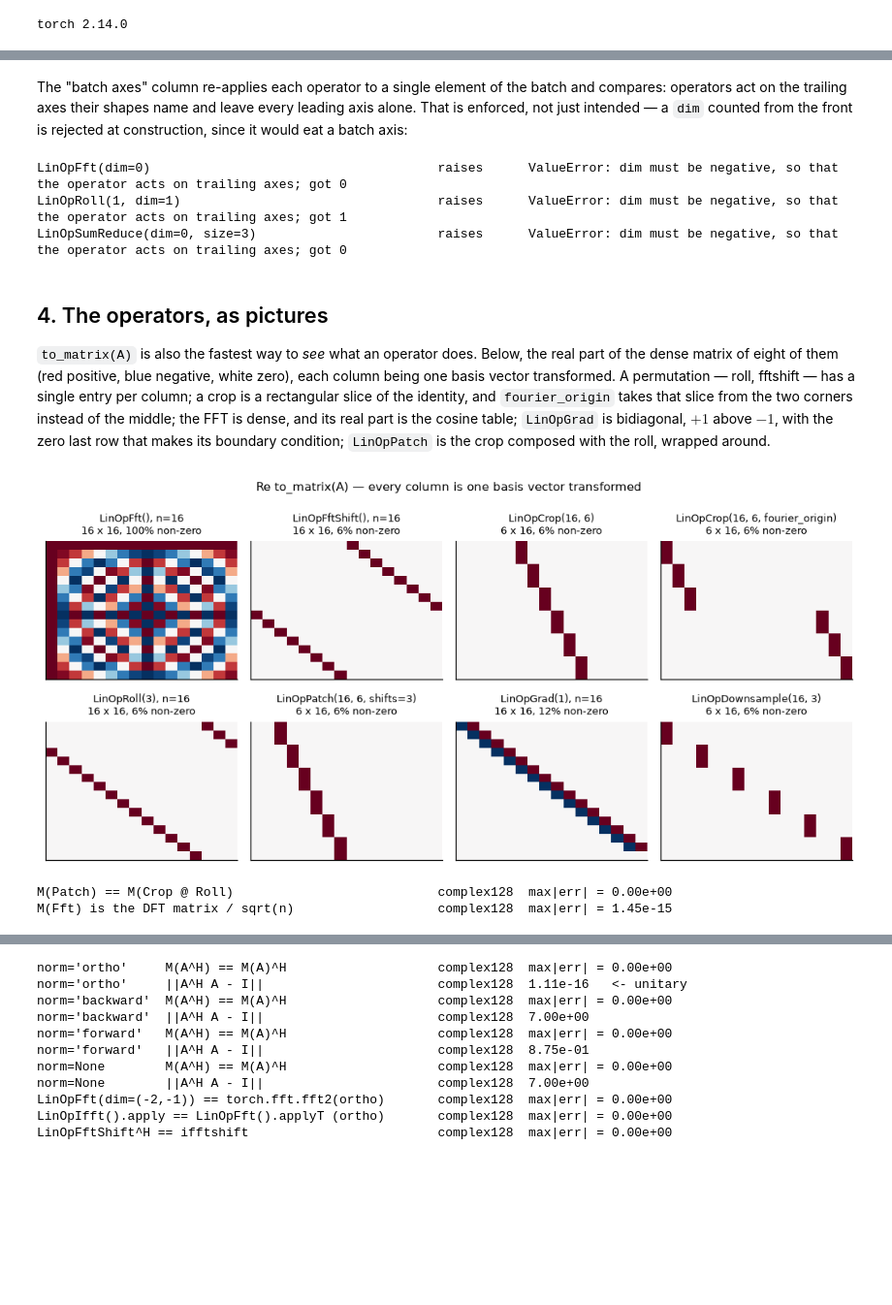
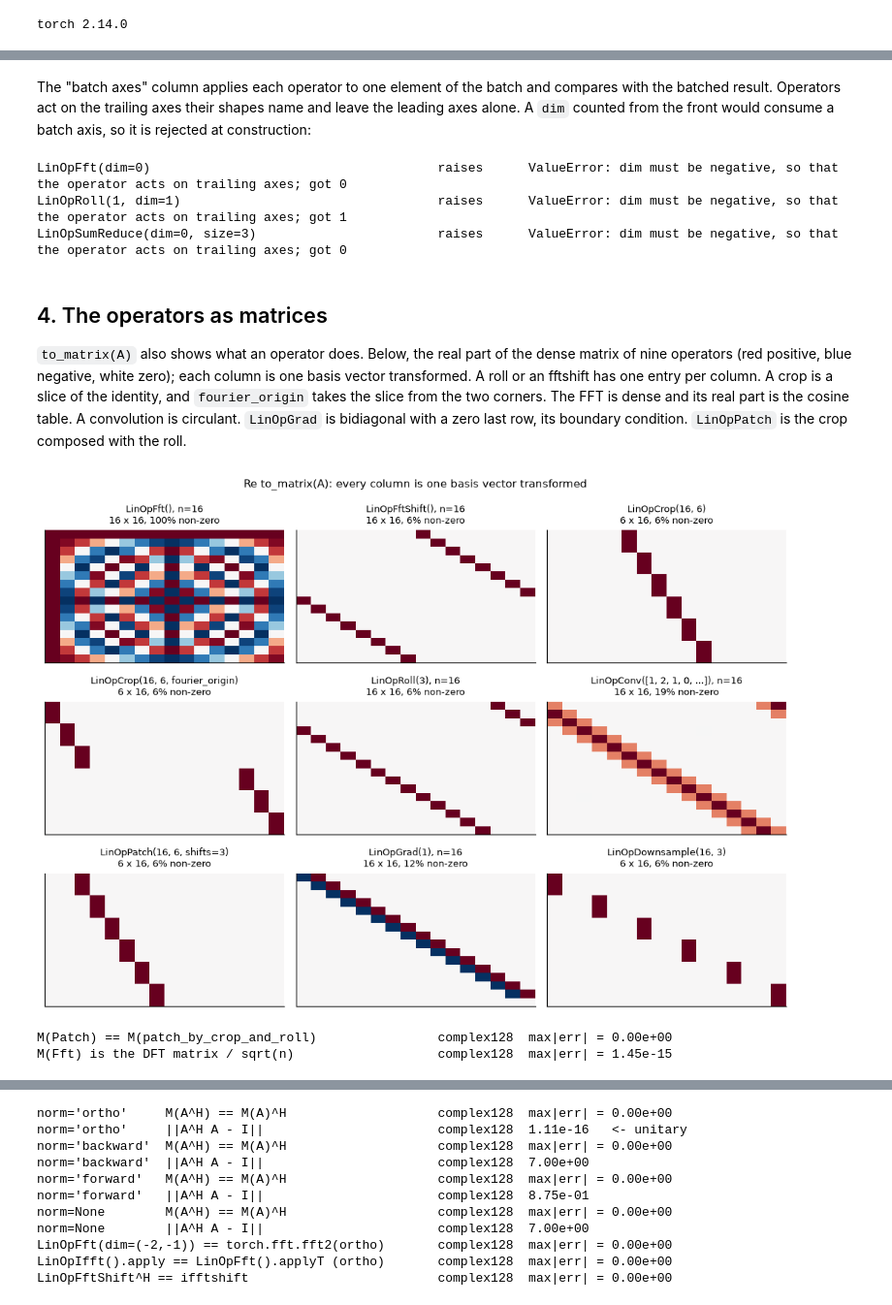
Before and after one commit to jon-dong/minimal-linop, a Jupyter notebook: notebooks/02_what_it_computes.ipynb, the cells around one changed output, grey strips where cells are left out. Shown at 97% size. Saved outputs shown, nothing was run; the diff lists cells and outputs as text; code cells hidden in the pictures; blank space fills up the shorter version.

Commit message:
Add LinOpConv and patch_by_crop_and_roll, formulas and manifest in the README, notebook prose pass

```diff
--- a/notebooks/02_what_it_computes.ipynb
+++ b/notebooks/02_what_it_computes.ipynb
@@ -167,6 +157,7 @@ CATALOGUE = [
     ("LinOpFftShift((-2, -1))", LinOpFftShift(dim=(-2, -1)), rand(3, 5, 8), rand(3, 5, 8)),
     ("LinOpRoll((2, -3), pad_zeros)", LinOpRoll((2, -3), dim=(-2, -1), pad_zeros=True),
      rand(3, 5, 8), rand(3, 5, 8)),
+    ("LinOpConv(h)", LinOpConv(rand(5, 8)), rand(3, 5, 8), rand(3, 5, 8)),
     ("LinOpCrop(fourier_origin)", LinOpCrop((5, 8), (3, 4), fourier_origin=True), rand(3, 5, 8), rand(3, 3, 4)),
     ("LinOpPatch(shifts=(2, -3))", LinOpPatch((5, 8), (3, 4), shifts=(2, -3)), rand(3, 5, 8), rand(3, 3, 4)),
     ("LinOpFlip((-2, -1))", LinOpFlip(dim=(-2, -1)), rand(3, 5, 8), rand(3, 5, 8)),
@@ -212,5 +203,5 @@ dot-product test, 19 operators                       complex128  worst = 7.84e-1
 # %% [markdown]
-The "batch axes" column re-applies each operator to a single element of the batch and compares: operators act on the trailing axes their shapes name and leave every leading axis alone. That is enforced, not just intended — a `dim` counted from the front is rejected at construction, since it would eat a batch axis:
+The "batch axes" column applies each operator to one element of the batch and compares with the batched result. Operators act on the trailing axes their shapes name and leave the leading axes alone. A `dim` counted from the front would consume a batch axis, so it is rejected at construction:
 # %%
 for bad in ("LinOpFft(dim=0)", "LinOpRoll(1, dim=1)", "LinOpSumReduce(dim=0, size=3)"):
     try:
@@ -223,41 +214,42 @@ LinOpFft(dim=0)                                      raises      ValueError: dim
 LinOpRoll(1, dim=1)                                  raises      ValueError: dim must be negative, so that the operator acts on trailing axes; got 1
 LinOpSumReduce(dim=0, size=3)                        raises      ValueError: dim must be negative, so that the operator acts on trailing axes; got 0
 # %% [markdown]
-## 4. The operators, as pictures
+## 4. The operators as matrices
 
-`to_matrix(A)` is also the fastest way to *see* what an operator does. Below, the real part of the dense matrix of eight of them (red positive, blue negative, white zero), each column being one basis vector transformed. A permutation — roll, fftshift — has a single entry per column; a crop is a rectangular slice of the identity, and `fourier_origin` takes that slice from the two corners instead of the middle; the FFT is dense, and its real part is the cosine table; `LinOpGrad` is bidiagonal, $+1$ above $-1$, with the zero last row that makes its boundary condition; `LinOpPatch` is the crop composed with the roll, wrapped around.
+`to_matrix(A)` also shows what an operator does. Below, the real part of the dense matrix of nine operators (red positive, blue negative, white zero); each column is one basis vector transformed. A roll or an fftshift has one entry per column. A crop is a slice of the identity, and `fourier_origin` takes the slice from the two corners. The FFT is dense and its real part is the cosine table. A convolution is circulant. `LinOpGrad` is bidiagonal with a zero last row, its boundary condition. `LinOpPatch` is the crop composed with the roll.
 # %%
 gallery = [
     ("LinOpFft(), n=16", LinOpFft(), 16),
     ("LinOpFftShift(), n=16", LinOpFftShift(), 16),
     ("LinOpCrop(16, 6)", LinOpCrop(16, 6), 16),
     ("LinOpCrop(16, 6, fourier_origin)", LinOpCrop(16, 6, fourier_origin=True), 16),
     ("LinOpRoll(3), n=16", LinOpRoll(3), 16),
+    ("LinOpConv([1, 2, 1, 0, ...]), n=16", LinOpConv(torch.tensor([1.0, 2.0, 1.0] + [0.0] * 13, dtype=F64)), 16),
     ("LinOpPatch(16, 6, shifts=3)", LinOpPatch(16, 6, shifts=3), 16),
     ("LinOpGrad(1), n=16", LinOpGrad(1), 16),
     ("LinOpDownsample(16, 3)", LinOpDownsample(16, 3), 16),
 ]
-fig, axes = plt.subplots(2, 4, figsize=(9.6, 4.6))
+fig, axes = plt.subplots(3, 3, figsize=(9.6, 6.9))
 for ax, (name, op, n) in zip(axes.ravel(), gallery):
     M = dense(op, in_shape=n).numpy()
     lim = max(abs(M.real).max(), 1e-12)
     ax.imshow(M.real, cmap="RdBu_r", vmin=-lim, vmax=lim, aspect="auto", interpolation="nearest")
     ax.set_title(f"{name}\n{M.shape[0]} x {M.shape[1]}, {100*(abs(M) > 1e-12).mean():.0f}% non-zero",
                  fontsize=8.5)
     ax.grid(False); ax.set_xticks([]); ax.set_yticks([])
-fig.suptitle("Re to_matrix(A) — every column is one basis vector transformed", fontsize=10)
+fig.suptitle("Re to_matrix(A): every column is one basis vector transformed", fontsize=10)
 fig.tight_layout()
 plt.show()
 
-check("M(Patch) == M(Crop @ Roll)", dense(LinOpPatch(16, 6, shifts=3), in_shape=16),
-      dense(LinOpCrop(16, 6) @ LinOpRoll(3), in_shape=16))
+check("M(Patch) == M(patch_by_crop_and_roll)", dense(LinOpPatch(16, 6, shifts=3), in_shape=16),
+      dense(patch_by_crop_and_roll(16, 6, shifts=3), in_shape=16))
 check("M(Fft) is the DFT matrix / sqrt(n)",
       dense(LinOpFft(), in_shape=8),
       torch.exp(-2j * math.pi * torch.outer(torch.arange(8, dtype=F64), torch.arange(8, dtype=F64)) / 8)
       / math.sqrt(8))
 # %% [output]
-[figure, old version]
+[figure, new version]
-M(Patch) == M(Crop @ Roll)                           complex128  max|err| = 0.00e+00
+M(Patch) == M(patch_by_crop_and_roll)                complex128  max|err| = 0.00e+00
 M(Fft) is the DFT matrix / sqrt(n)                   complex128  max|err| = 1.45e-15
 # %% [markdown]
 ## 5. Shapes
```
Also changed, not shown: parts of 22 cells of this notebook, 9 other files.
